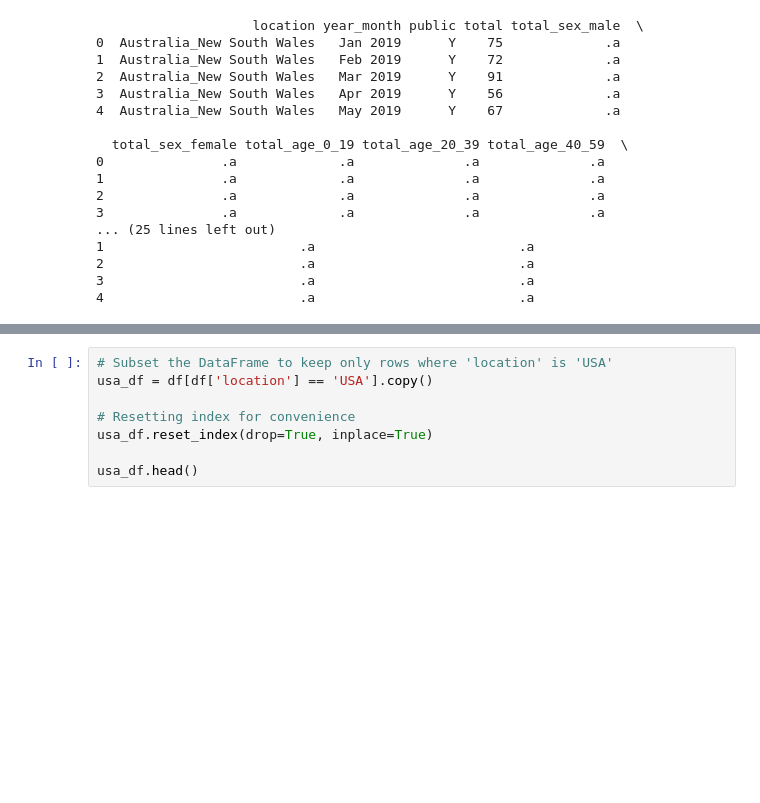
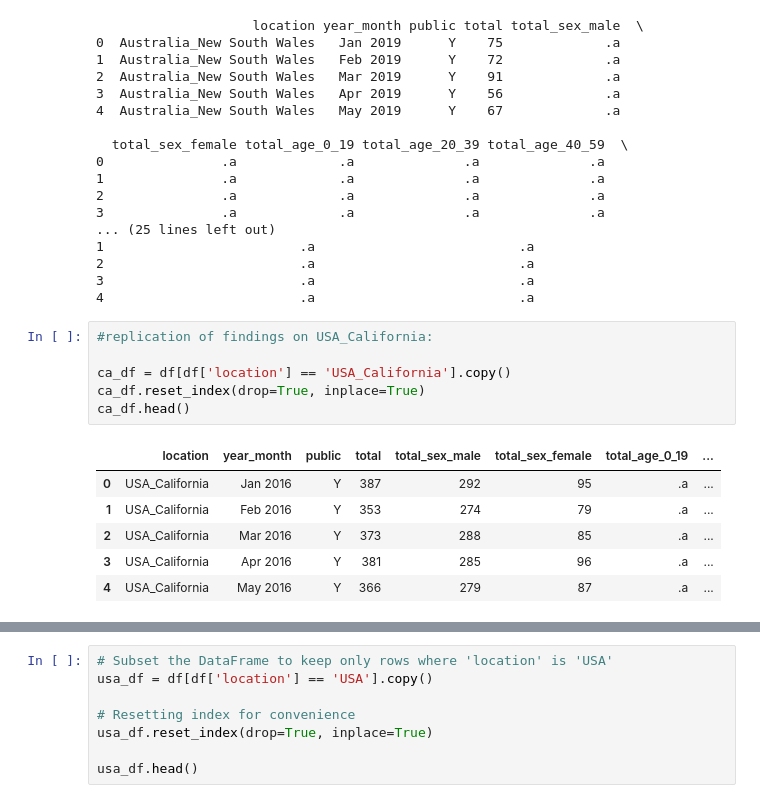
Before and after one commit to worldterminator/mess, a Jupyter notebook: Dan's.ipynb, the cells around one changed output, grey strips where cells are left out. Saved outputs shown, nothing was run; the diff lists cells and outputs as text; blank space fills up the shorter version.

```diff
--- a/Dan's.ipynb
+++ b/Dan's.ipynb
@@ -28,3 +28,16 @@ print(df.head())
 2                         .a                          .a
 3                         .a                          .a
 4                         .a                          .a
+# %%
+#replication of findings on USA_California:
+
+ca_df = df[df['location'] == 'USA_California'].copy()
+ca_df.reset_index(drop=True, inplace=True)
+ca_df.head()
+# %% [output]
+|  | location | year_month | public | total | total_sex_male | total_sex_female | total_age_0_19 | ... |
+| 0 | USA_California | Jan 2016 | Y | 387 | 292 | 95 | .a | ... |
+| 1 | USA_California | Feb 2016 | Y | 353 | 274 | 79 | .a | ... |
+| 2 | USA_California | Mar 2016 | Y | 373 | 288 | 85 | .a | ... |
+| 3 | USA_California | Apr 2016 | Y | 381 | 285 | 96 | .a | ... |
+| 4 | USA_California | May 2016 | Y | 366 | 279 | 87 | .a | ... |
```
Also changed, not shown: parts of 13 cells of this notebook.
